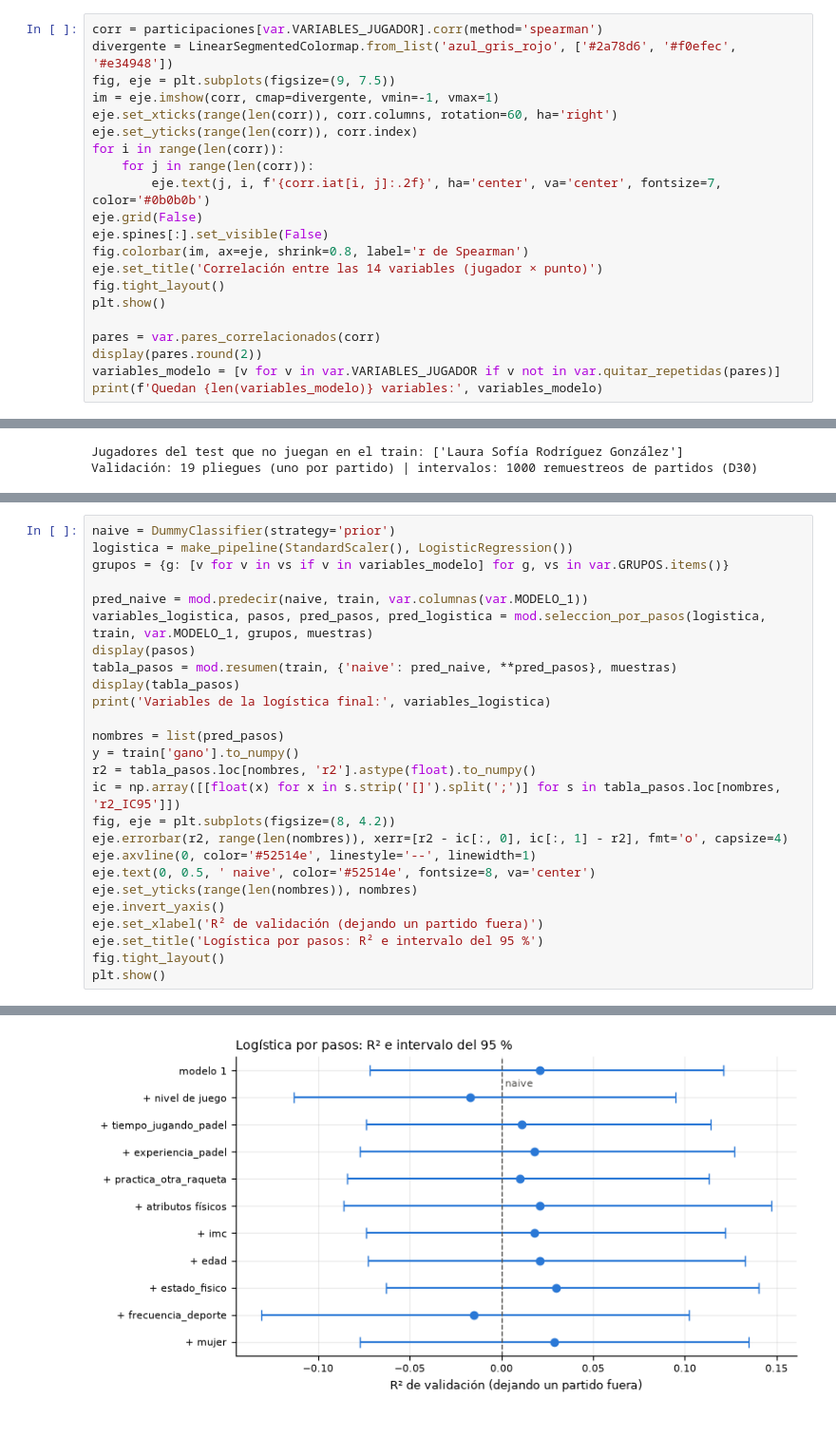
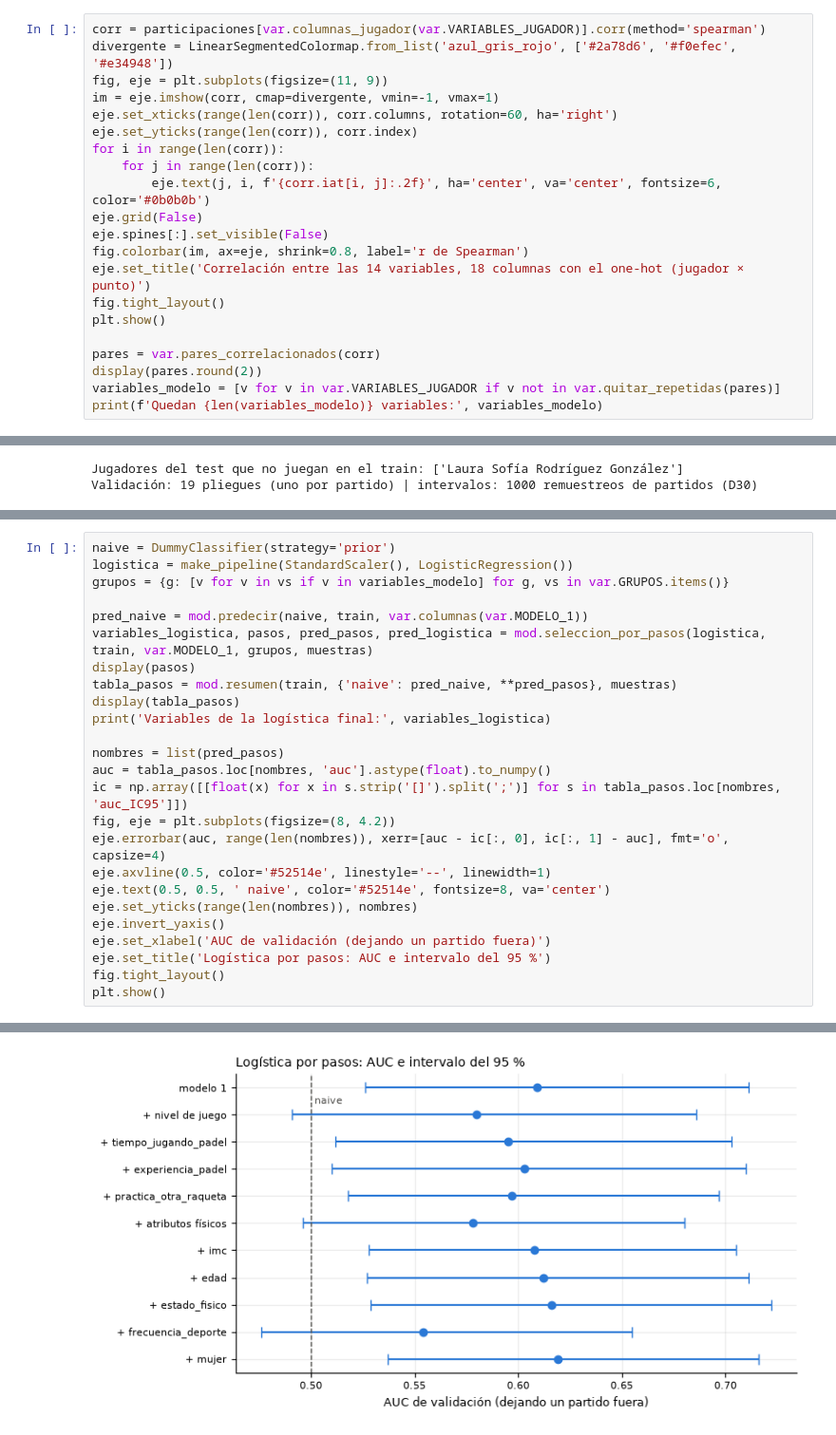
Before and after one commit to juanjocamposv/Proyecto_final_analitica, a Jupyter notebook: notebooks/Proyecto_Padel.ipynb, the cells around one changed output, grey strips where cells are left out. Shown at 95% size. Cells and saved outputs as stored; diff of their text form.

```diff
--- a/notebooks/Proyecto_Padel.ipynb
+++ b/notebooks/Proyecto_Padel.ipynb
@@ -436,17 +442,17 @@ Guardado: data\interim\participaciones.csv
 # %%
-corr = participaciones[var.VARIABLES_JUGADOR].corr(method='spearman')
+corr = participaciones[var.columnas_jugador(var.VARIABLES_JUGADOR)].corr(method='spearman')
 divergente = LinearSegmentedColormap.from_list('azul_gris_rojo', ['#2a78d6', '#f0efec', '#e34948'])
-fig, eje = plt.subplots(figsize=(9, 7.5))
+fig, eje = plt.subplots(figsize=(11, 9))
 im = eje.imshow(corr, cmap=divergente, vmin=-1, vmax=1)
 eje.set_xticks(range(len(corr)), corr.columns, rotation=60, ha='right')
 eje.set_yticks(range(len(corr)), corr.index)
 for i in range(len(corr)):
     for j in range(len(corr)):
-        eje.text(j, i, f'{corr.iat[i, j]:.2f}', ha='center', va='center', fontsize=7, color='#0b0b0b')
+        eje.text(j, i, f'{corr.iat[i, j]:.2f}', ha='center', va='center', fontsize=6, color='#0b0b0b')
 eje.grid(False)
 eje.spines[:].set_visible(False)
 fig.colorbar(im, ax=eje, shrink=0.8, label='r de Spearman')
-eje.set_title('Correlación entre las 14 variables (jugador × punto)')
+eje.set_title('Correlación entre las 14 variables, 18 columnas con el one-hot (jugador × punto)')
 fig.tight_layout()
 plt.show()
 
@@ -596,17 +612,16 @@ display(tabla_pasos)
 print('Variables de la logística final:', variables_logistica)
 
 nombres = list(pred_pasos)
-y = train['gano'].to_numpy()
-r2 = tabla_pasos.loc[nombres, 'r2'].astype(float).to_numpy()
-ic = np.array([[float(x) for x in s.strip('[]').split(';')] for s in tabla_pasos.loc[nombres, 'r2_IC95']])
+auc = tabla_pasos.loc[nombres, 'auc'].astype(float).to_numpy()
+ic = np.array([[float(x) for x in s.strip('[]').split(';')] for s in tabla_pasos.loc[nombres, 'auc_IC95']])
 fig, eje = plt.subplots(figsize=(8, 4.2))
-eje.errorbar(r2, range(len(nombres)), xerr=[r2 - ic[:, 0], ic[:, 1] - r2], fmt='o', capsize=4)
-eje.axvline(0, color='#52514e', linestyle='--', linewidth=1)
-eje.text(0, 0.5, ' naive', color='#52514e', fontsize=8, va='center')
+eje.errorbar(auc, range(len(nombres)), xerr=[auc - ic[:, 0], ic[:, 1] - auc], fmt='o', capsize=4)
+eje.axvline(0.5, color='#52514e', linestyle='--', linewidth=1)
+eje.text(0.5, 0.5, ' naive', color='#52514e', fontsize=8, va='center')
 eje.set_yticks(range(len(nombres)), nombres)
 eje.invert_yaxis()
-eje.set_xlabel('R² de validación (dejando un partido fuera)')
-eje.set_title('Logística por pasos: R² e intervalo del 95 %')
+eje.set_xlabel('AUC de validación (dejando un partido fuera)')
+eje.set_title('Logística por pasos: AUC e intervalo del 95 %')
 fig.tight_layout()
 plt.show()
 # %% [output]
@@ -638,5 +653,5 @@ plt.show()
 Variables de la logística final: ['nivel_padel', 'atacante', 'vel_media_mps', 'estatura_cm']
-[figure, old version]
+[figure, new version]
 # %%
 # Coeficientes de la logística final con todo el train (variables estandarizadas) e intervalo bootstrap
 display(mod.coeficientes(logistica, train, var.columnas(variables_logistica), muestras))
```
Also changed, not shown: parts of 26 cells of this notebook, 6 other files.
